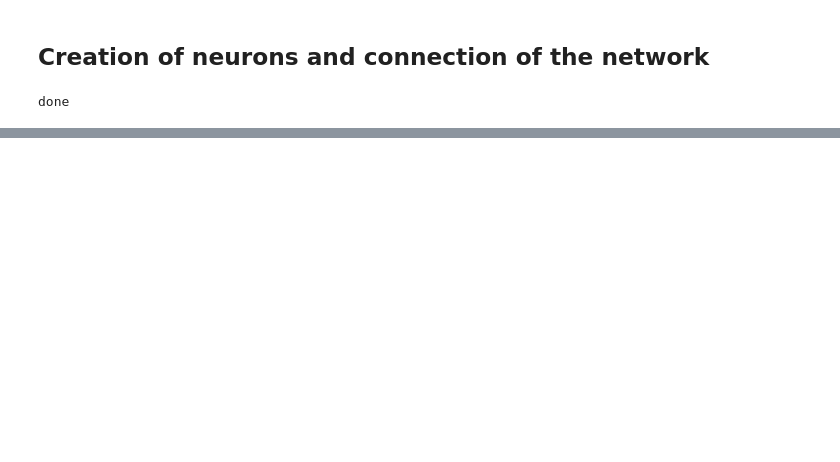
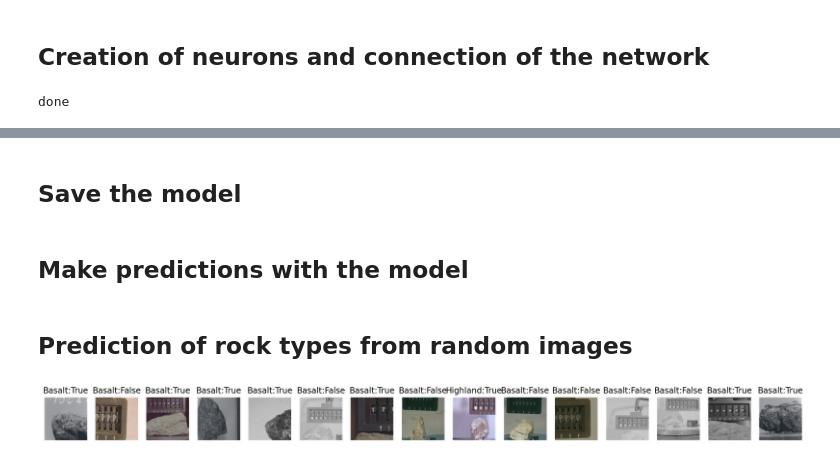
Before and after one commit to hharieta/PythonMSLearn, a Jupyter notebook: ClassifySpaceRocks/ClassifySpaceRockProgram.ipynb, the cells around one changed output, grey strips where cells are left out. Drawn from its saved outputs; the diff is of its cells as text; code cells hidden in the pictures; blank space fills up the shorter version.

Commit message:
Making predictions

```diff
--- a/ClassifySpaceRocks/ClassifySpaceRockProgram.ipynb
+++ b/ClassifySpaceRocks/ClassifySpaceRockProgram.ipynb
@@ -178,0 +281,2 @@ done
+# %% [markdown]
+## Save the model
@@ -178,0 +285,44 @@ done
+# %% [markdown]
+## Make predictions with the model
+# %%
+# load the neural network
+device = torch.device("cuda" if torch.cuda.is_available() else "cpu")
+model = torch.load('aerialmodel.pth')
+
+# Make a function prediction
+def predict_image(image):
+    image_tensor = test_transforms(image).float()
+    image_tensor = image_tensor.unsqueeze_(0)
+    input = Variable(image_tensor)
+    input = input.to(device)
+    output = model(input)
+    index = output.data.cpu().numpy().argmax()
+
+    return index
+# %% [markdown]
+## Prediction of rock types from random images
+# %%
+# Get n random images and display them
+to_pil = transforms.ToPILImage()
+images, labels = get_random_images(15)
+fig = plt.figure(figsize=(20, 10))
+
+# Load all of the classes from the training loader
+classes = trainloader.dataset.classes
+
+# Loop the randomly selected images
+for ii in range(len(images)):
+    # Predict the class of each image
+    image = to_pil(images[ii])
+    index = predict_image(image)
+
+    # Add the class to the plot
+    sub = fig.add_subplot(1, len(images), ii+1)
+    res = int(labels[ii]) == index
+    sub.set_title(str(classes[index]) + ":" + str(res))
+    plt.axis('off')
+    plt.imshow(image)
+
+plt.show()
+# %% [output]
+[figure, added]
```
Also changed, not shown: parts of 9 cells of this notebook, 1 other file.
